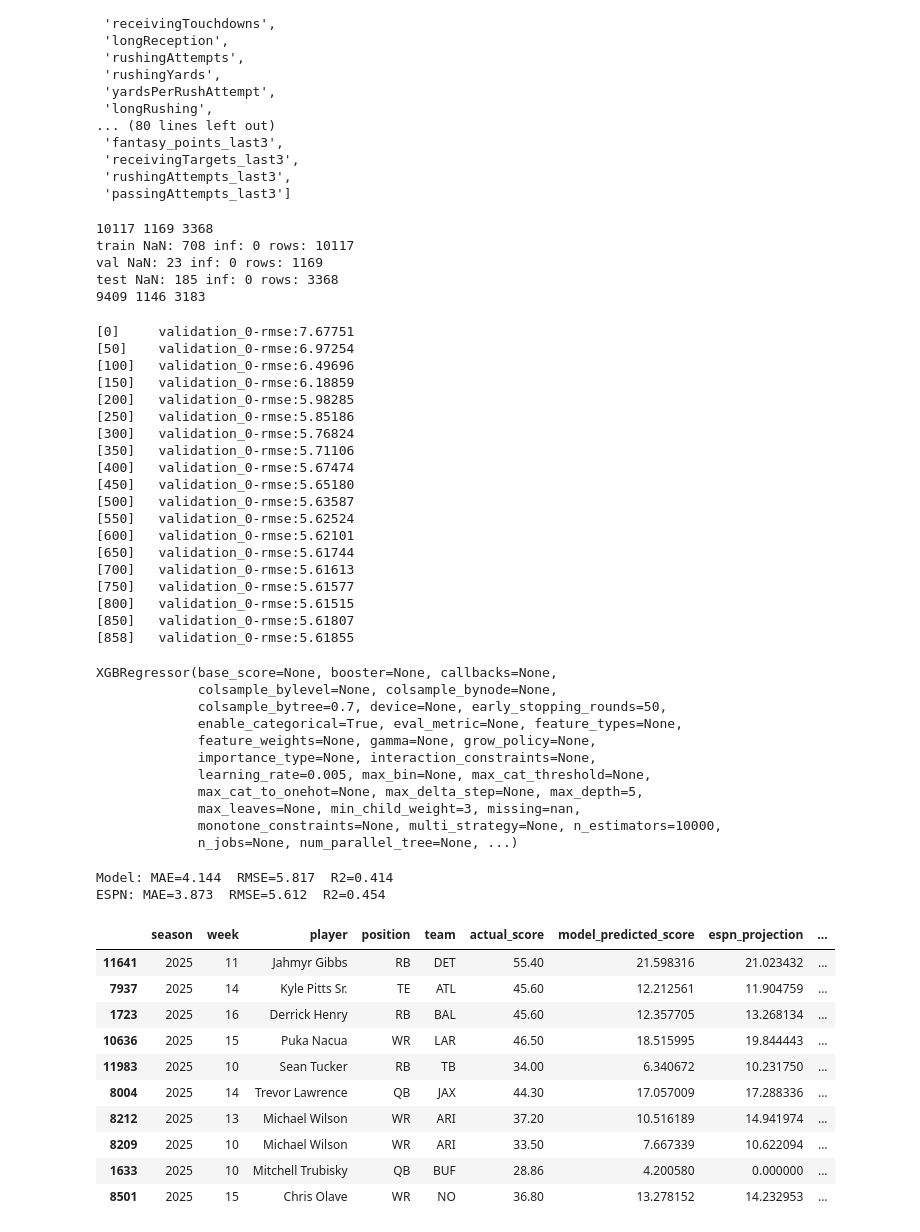
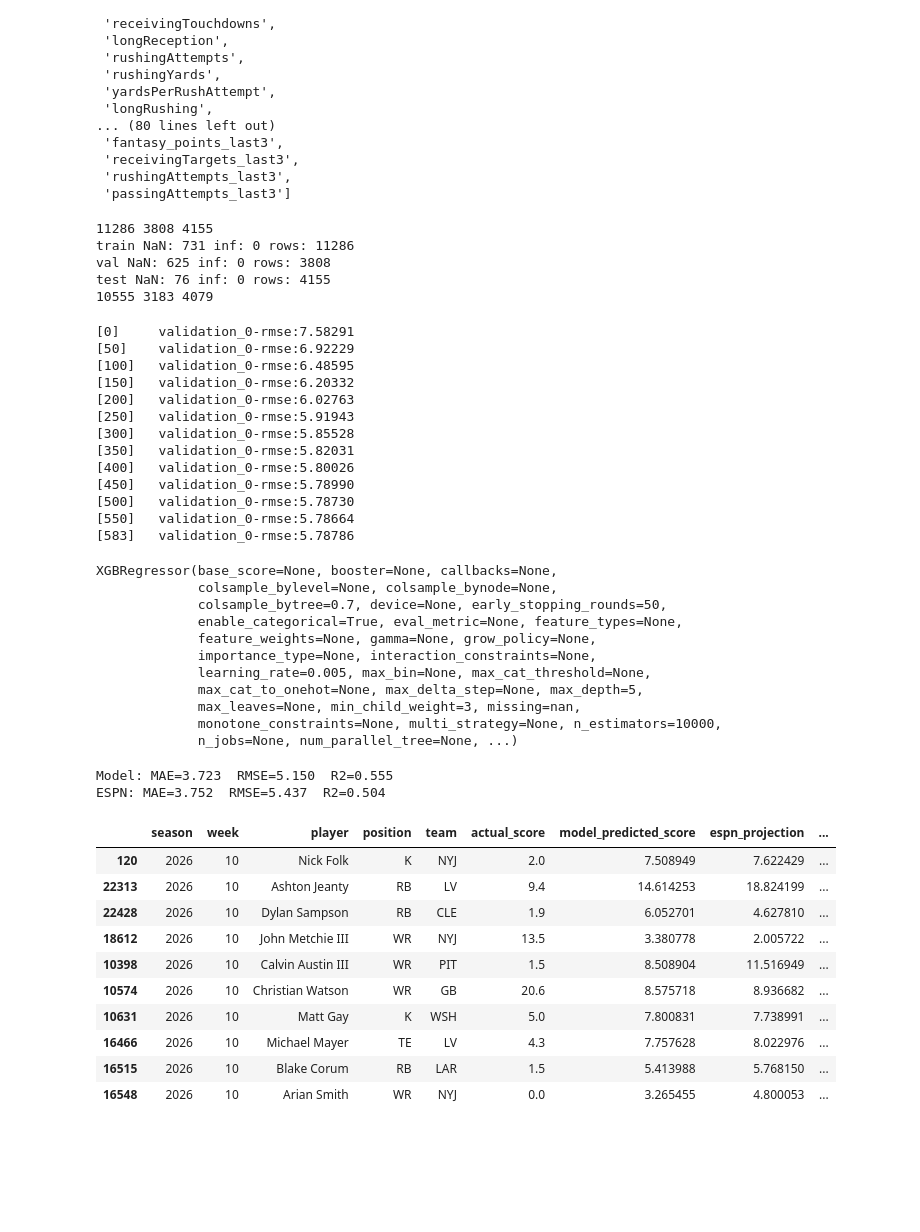
Before and after one commit to trma2416/CSCI_5502_Fantasy_Project, a Jupyter notebook: notebooks/XGBOOST.ipynb, the cells around one changed output. Saved outputs shown, nothing was run; the diff lists cells and outputs as text; code cells hidden in the pictures; blank space fills up the shorter version.

```diff
--- a/notebooks/XGBOOST.ipynb
+++ b/notebooks/XGBOOST.ipynb
@@ -12,7 +12,8 @@ warnings.filterwarnings("ignore", category=pd.errors.PerformanceWarning)
 # %%
 df_2024 = pd.read_csv("../data/df_2024_final.csv").assign(season=2024)
 df_2025 = pd.read_csv("../data/df_2025_final.csv").assign(season=2025)
-combined = pd.concat([df_2024, df_2025], ignore_index=True)
+df_2026 = pd.read_csv("../data/df_2025_final.csv").assign(season=2026)
+combined = pd.concat([df_2024, df_2025, df_2026], ignore_index=True)
 # %%
 #Sort chronologically by player
 combined = combined.sort_values(['player_id', 'season', 'week']).reset_index(drop=True)
@@ -59,7 +60,7 @@ for col in ['fantasy_points', 'receivingTargets', 'rushingAttempts', 'passingAtt
         .transform(lambda s: s.rolling(3, min_periods=1).mean())
     )
 # %%
-combined = combined[(combined['season'] == 2024) | (combined['season'] == 2025) & (combined['week'] < 18)]
+# combined = combined[(combined['season'] == 2024) | (combined['season'] == 2025) & (combined['week'] < 18)]
 # %%
 categorical_cols = ['position', 'next_week_opponent', 'next_week_atVs', 'next_week_surface',
                     'next_week_roof', 'next_week_location']
@@ -104,13 +105,13 @@ target = 'target_next_week_fantasy'
 # %%
 train_data = combined[
     (combined['season'] == 2024) |
-    ((combined['season'] == 2025) & (combined['week'] < 7))
+    ((combined['season'] == 2025) & (combined['week'] < 10))
 ]
 val_data = combined[
-    (combined['season'] == 2025) & (combined['week'].between(7, 9))
+    (combined['season'] == 2025) & (combined['week'].between(10, 18))
 ]
 test_data = combined[
-    (combined['season'] == 2025) & (combined['week'] >= 10)
+    (combined['season'] == 2026) & (combined['week'] < 11)
 ]
 print(len(train_data), len(val_data), len(test_data))
 
@@ -134,11 +135,11 @@ X_test,  y_test  = clean(X_test,  y_test)
 
 print(len(X_train), len(X_val), len(X_test))
 # %% [output]
-10117 1169 3368
-train NaN: 708 inf: 0 rows: 10117
-val NaN: 23 inf: 0 rows: 1169
-test NaN: 185 inf: 0 rows: 3368
-9409 1146 3183
+11286 3808 4155
+train NaN: 731 inf: 0 rows: 11286
+val NaN: 625 inf: 0 rows: 3808
+test NaN: 76 inf: 0 rows: 4155
+10555 3183 4079
 # %%
 model = xgb.XGBRegressor(
     n_estimators=10000, #Higher is better
@@ -170,25 +171,19 @@ model.fit(
     verbose=50
 )
 # %% [output]
-[0]     validation_0-rmse:7.67751
-[50]    validation_0-rmse:6.97254
-[100]   validation_0-rmse:6.49696
-[150]   validation_0-rmse:6.18859
-[200]   validation_0-rmse:5.98285
-[250]   validation_0-rmse:5.85186
-[300]   validation_0-rmse:5.76824
-[350]   validation_0-rmse:5.71106
-[400]   validation_0-rmse:5.67474
-[450]   validation_0-rmse:5.65180
-[500]   validation_0-rmse:5.63587
-[550]   validation_0-rmse:5.62524
-[600]   validation_0-rmse:5.62101
-[650]   validation_0-rmse:5.61744
-[700]   validation_0-rmse:5.61613
-[750]   validation_0-rmse:5.61577
-[800]   validation_0-rmse:5.61515
-[850]   validation_0-rmse:5.61807
-[858]   validation_0-rmse:5.61855
+[0]     validation_0-rmse:7.58291
+[50]    validation_0-rmse:6.92229
+[100]   validation_0-rmse:6.48595
+[150]   validation_0-rmse:6.20332
+[200]   validation_0-rmse:6.02763
+[250]   validation_0-rmse:5.91943
+[300]   validation_0-rmse:5.85528
+[350]   validation_0-rmse:5.82031
+[400]   validation_0-rmse:5.80026
+[450]   validation_0-rmse:5.78990
+[500]   validation_0-rmse:5.78730
+[550]   validation_0-rmse:5.78664
+[583]   validation_0-rmse:5.78786
 XGBRegressor(base_score=None, booster=None, callbacks=None,
              colsample_bylevel=None, colsample_bynode=None,
              colsample_bytree=0.7, device=None, early_stopping_rounds=50,
@@ -205,46 +200,46 @@ test_results = combined.loc[X_test.index].copy()
 test_results['model_predicted_score'] = model.predict(X_test)
 test_results['actual_score'] = y_test                      # next week's actual
 test_results['espn_projection'] = test_results['next_week_projected']  # ESPN's projection for that same game
 
 test_results['model_error'] = test_results['actual_score'] - test_results['model_predicted_score']
 test_results['model_abs_error'] = test_results['model_error'].abs()
 test_results['espn_error'] = test_results['actual_score'] - test_results['espn_projection']
 test_results['espn_abs_error'] = test_results['espn_error'].abs()
 
 # only compare rows where ESPN has a projection
 cmp = test_results.dropna(subset=['espn_projection']).copy()
 
 cmp['winner'] = np.select(
     [cmp['model_abs_error'] < cmp['espn_abs_error'],
      cmp['model_abs_error'] > cmp['espn_abs_error']],
     ['Model', 'ESPN'],
     default='Tie'
 )
 
 # overall metrics
 for name, pred in [('Model', cmp['model_predicted_score']), ('ESPN', cmp['espn_projection'])]:
     print(f"{name}: MAE={mean_absolute_error(cmp['actual_score'], pred):.3f}  "
           f"RMSE={np.sqrt(mean_squared_error(cmp['actual_score'], pred)):.3f}  "
           f"R2={r2_score(cmp['actual_score'], pred):.3f}")
 
 # biggest model misses
-big_misses = cmp[cmp['model_abs_error'] > 2].sort_values('model_abs_error', ascending=False)
+big_misses = cmp[cmp['model_abs_error'] > 2].sort_values('week', ascending=False)#.sort_values('model_abs_error', ascending=False)
 big_misses[['season', 'week', 'player', 'position', 'team', 'actual_score',
             'model_predicted_score', 'espn_projection', 'model_error', 'espn_error', 'winner']].head(10)
 # %% [output]
-Model: MAE=4.144  RMSE=5.817  R2=0.414
-ESPN: MAE=3.873  RMSE=5.612  R2=0.454
+Model: MAE=3.723  RMSE=5.150  R2=0.555
+ESPN: MAE=3.752  RMSE=5.437  R2=0.504
 |  | season | week | player | position | team | actual_score | model_predicted_score | espn_projection | ... |
-| 11641 | 2025 | 11 | Jahmyr Gibbs | RB | DET | 55.40 | 21.598316 | 21.023432 | ... |
-| 7937 | 2025 | 14 | Kyle Pitts Sr. | TE | ATL | 45.60 | 12.212561 | 11.904759 | ... |
-| 1723 | 2025 | 16 | Derrick Henry | RB | BAL | 45.60 | 12.357705 | 13.268134 | ... |
-| 10636 | 2025 | 15 | Puka Nacua | WR | LAR | 46.50 | 18.515995 | 19.844443 | ... |
-| 11983 | 2025 | 10 | Sean Tucker | RB | TB | 34.00 | 6.340672 | 10.231750 | ... |
-| 8004 | 2025 | 14 | Trevor Lawrence | QB | JAX | 44.30 | 17.057009 | 17.288336 | ... |
-| 8212 | 2025 | 13 | Michael Wilson | WR | ARI | 37.20 | 10.516189 | 14.941974 | ... |
-| 8209 | 2025 | 10 | Michael Wilson | WR | ARI | 33.50 | 7.667339 | 10.622094 | ... |
-| 1633 | 2025 | 10 | Mitchell Trubisky | QB | BUF | 28.86 | 4.200580 | 0.000000 | ... |
-| 8501 | 2025 | 15 | Chris Olave | WR | NO | 36.80 | 13.278152 | 14.232953 | ... |
+| 120 | 2026 | 10 | Nick Folk | K | NYJ | 2.0 | 7.508949 | 7.622429 | ... |
+| 22313 | 2026 | 10 | Ashton Jeanty | RB | LV | 9.4 | 14.614253 | 18.824199 | ... |
+| 22428 | 2026 | 10 | Dylan Sampson | RB | CLE | 1.9 | 6.052701 | 4.627810 | ... |
+| 18612 | 2026 | 10 | John Metchie III | WR | NYJ | 13.5 | 3.380778 | 2.005722 | ... |
+| 10398 | 2026 | 10 | Calvin Austin III | WR | PIT | 1.5 | 8.508904 | 11.516949 | ... |
+| 10574 | 2026 | 10 | Christian Watson | WR | GB | 20.6 | 8.575718 | 8.936682 | ... |
+| 10631 | 2026 | 10 | Matt Gay | K | WSH | 5.0 | 7.800831 | 7.738991 | ... |
+| 16466 | 2026 | 10 | Michael Mayer | TE | LV | 4.3 | 7.757628 | 8.022976 | ... |
+| 16515 | 2026 | 10 | Blake Corum | RB | LAR | 1.5 | 5.413988 | 5.768150 | ... |
+| 16548 | 2026 | 10 | Arian Smith | WR | NYJ | 0.0 | 3.265455 | 4.800053 | ... |
 # %%
 position_table = pd.crosstab(cmp['position'], cmp['winner'], margins=True)
 print(position_table)
```
Also changed, not shown: parts of 1 cell of this notebook, 12 other files.
